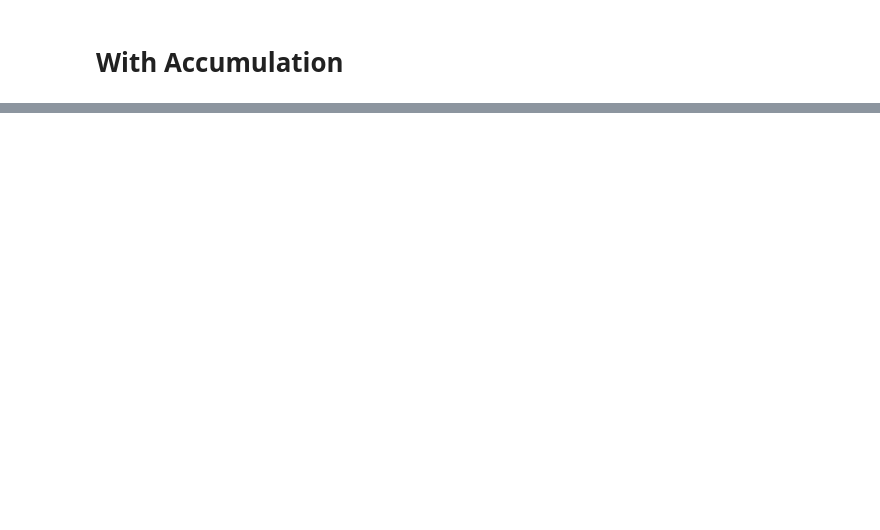
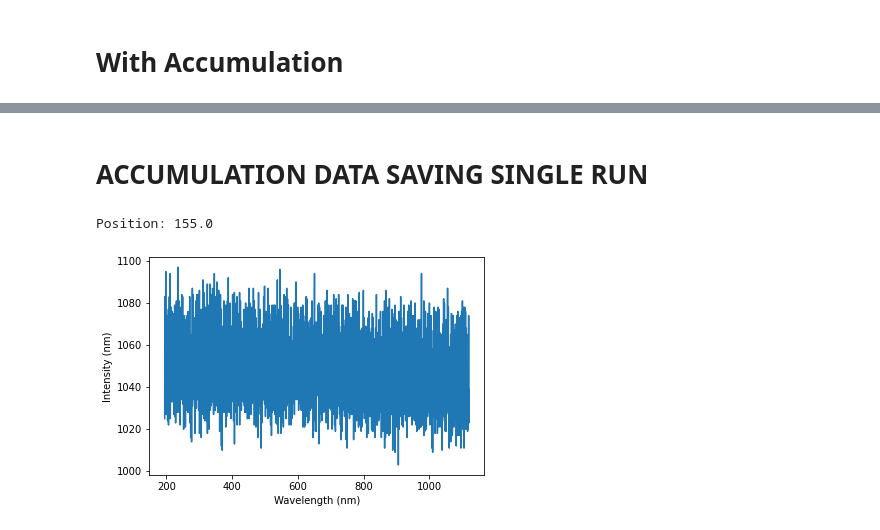
Before and after one commit to naqeeb2710/AdvanceOpticalTechnology, a Jupyter notebook: main.ipynb, the cells around one changed output, grey strips where cells are left out. Saved outputs shown, nothing was run; the diff lists cells and outputs as text; code cells hidden in the pictures; blank space fills up the shorter version.

```diff
--- a/main.ipynb
+++ b/main.ipynb
@@ -108,2 +129,62 @@ Position: 155.0
+# %% [markdown]
+#  ACCUMULATION DATA SAVING SINGLE RUN
+# %%
+import time
+import matplotlib.pyplot as plt
+import csv
+
+# Set target velocity to 10 deg/s
+inst.velocity_max(10)
+
+# Move to a specific angle and wait until it's finished
+inst.position(155)
+# Read position
+print("Position:", inst.position())
+time.sleep(0.5)
+# Consider settling time to account for backlash from the motor
+
+fig = plt.figure()
+ax = fig.add_subplot(111)
+
+# Define the number of accumulations
+num_accumulations = 5
+
+# Initialize lists to store wavelengths and intensities
+wavelengths = []
+intensities = [[] for _ in range(num_accumulations)]
+
+# Perform accumulation
+for i in range(num_accumulations):
+    # Get wavelengths and intensities from data (assuming they are in nanometers)
+    current_wavelengths = spec.wavelengths()
+    current_intensities = spec.intensities()
+
+    # Append the current wavelengths and intensities to the lists
+    wavelengths.extend(current_wavelengths)
+    intensities[i] = current_intensities
+
+# Save the data to a CSV file
+csv_filename = 'test.csv'
+with open(csv_filename, 'w', newline='') as csvfile:
+    csv_writer = csv.writer(csvfile)
+    header = ['Wavelength (nm'] + [f'Intensity AC {i + 1}' for i in range(num_accumulations)]
+    csv_writer.writerow(header)  # Write header
+
+    for row in zip(wavelengths, *intensities):
+        csv_writer.writerow(row)
+
+# Plot the accumulation
+# Plot only a subset of the data, e.g., the first accumulation
+ax.plot(wavelengths[:len(current_wavelengths)], intensities[0])
+
+# Label the x and y axes
+ax.set_xlabel('Wavelength (nm)')
+ax.set_ylabel('Intensity (nm)')
+
+plt.show()
+time.sleep(1.0)
+# %% [output]
+Position: 155.0
+[figure, added]
 # %%
 # Define the initial angle, step size, and final angle
```
Also changed, not shown: parts of 10 cells of this notebook, 1 other file.
